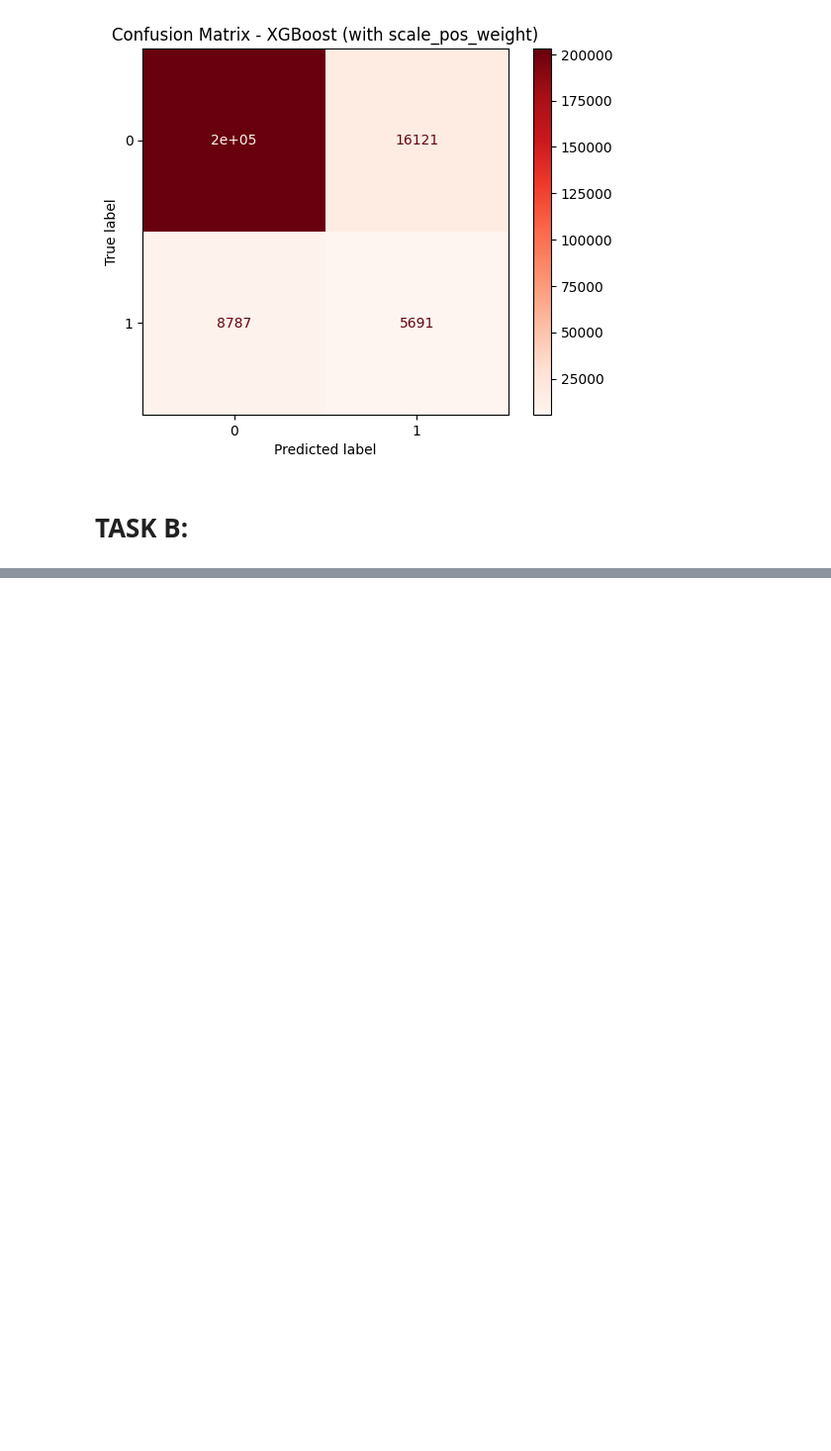
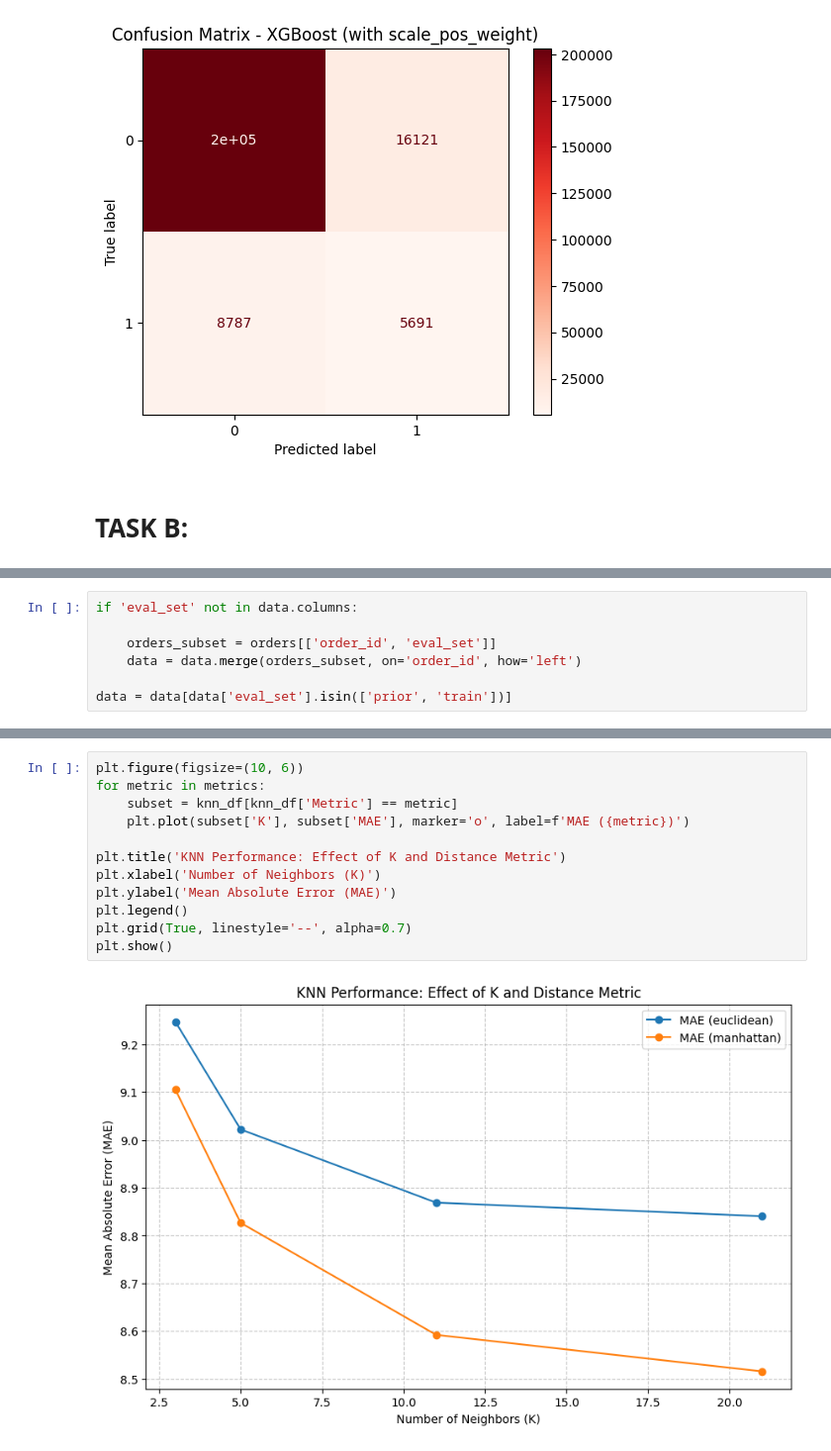
Before and after one commit to YamenObeidat/Machine-Learning-Final-Project-1, a Jupyter notebook: edit7.ipynb, the cells around one changed output, grey strips where cells are left out. Shown at 99% size. Drawn from its saved outputs; the diff is of its cells as text; blank space fills up the shorter version.

```diff
--- a/edit7.ipynb
+++ b/edit7.ipynb
@@ -1063,0 +1065,7 @@ plt.show()
+# %%
+if 'eval_set' not in data.columns:
+
+    orders_subset = orders[['order_id', 'eval_set']]
+    data = data.merge(orders_subset, on='order_id', how='left')
+
+data = data[data['eval_set'].isin(['prior', 'train'])]
@@ -1063,0 +1202,14 @@ plt.show()
+# %%
+plt.figure(figsize=(10, 6))
+for metric in metrics:
+    subset = knn_df[knn_df['Metric'] == metric]
+    plt.plot(subset['K'], subset['MAE'], marker='o', label=f'MAE ({metric})')
+
+plt.title('KNN Performance: Effect of K and Distance Metric')
+plt.xlabel('Number of Neighbors (K)')
+plt.ylabel('Mean Absolute Error (MAE)')
+plt.legend()
+plt.grid(True, linestyle='--', alpha=0.7)
+plt.show()
+# %% [output]
+[figure, added]
```
Also changed, not shown: parts of 15 cells of this notebook.
